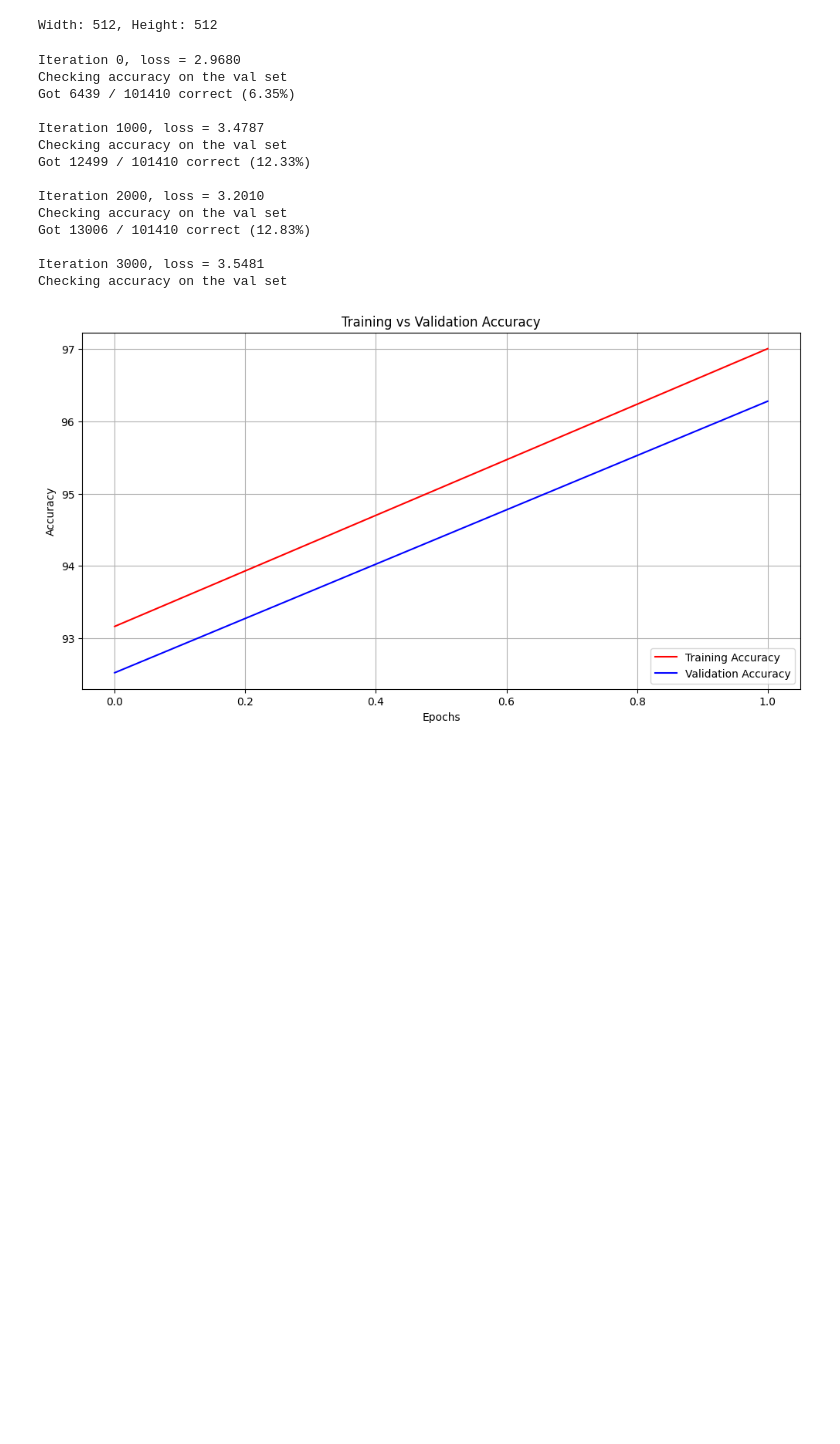
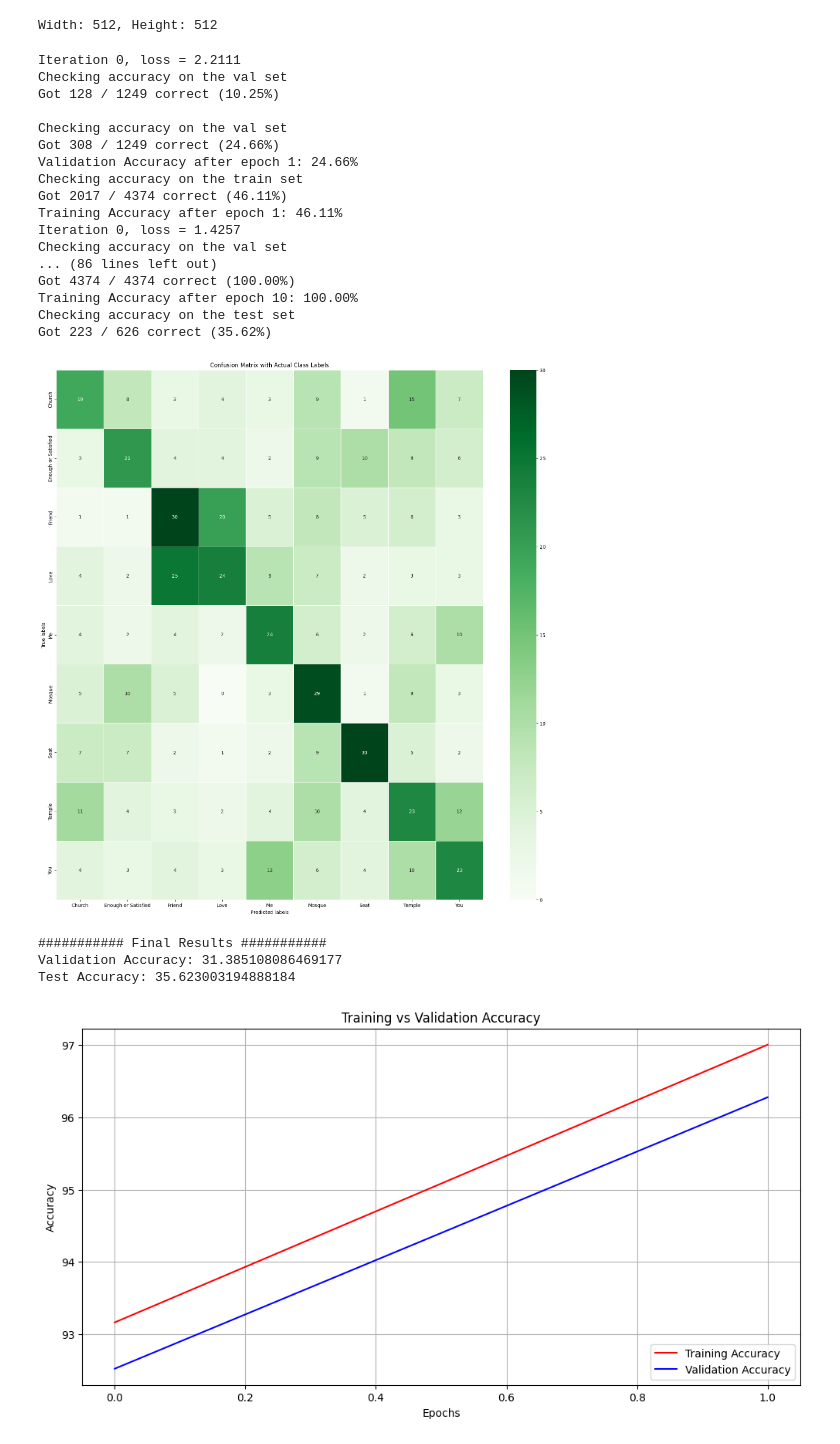
Before and after one commit to panoskorovesis/sign-language-image-detection, a Jupyter notebook: src/nn_and_cnn/images/pytorch_flatten.ipynb, the cells around one changed output. Cells and saved outputs as stored; diff of their text form; code cells hidden in the pictures; blank space fills up the shorter version.

Commit message:
add support for other datasets

```diff
--- a/src/nn_and_cnn/images/pytorch_flatten.ipynb
+++ b/src/nn_and_cnn/images/pytorch_flatten.ipynb
@@ -62,17 +71,44 @@ Test set size: 50705
 # computed_std = [0.5632718205451965, 0.5085217952728271, 0.48751917481422424]
 
 # Hagrid
-computed_mean = [0.5778126, 0.516726, 0.48417425]
-computed_std = [0.25172076, 0.24928826, 0.24764916]
+# computed_mean = [0.5778126, 0.516726, 0.48417425]
+# computed_std = [0.25172076, 0.24928826, 0.24764916]
+
+# American Sign Language
+# computed_mean = [0.52732987, 0.4507709, 0.41209071]
+# computed_std = [0.19798545, 0.23537221, 0.26049182]
+
+# Bengali
+#computed_mean = [0.6287722587585449, 0.6092960834503174, 0.5825445055961609]
+#computed_std = [0.6499956250190735, 0.6389758586883545, 0.6195625066757202]
+
+# KSLC
+computed_mean = [0.45728039741516113, 0.40885069966316223, 0.3974429965019226]
+computed_std = [0.523685097694397, 0.47511494159698486, 0.4643438160419464]
+
 
 # Define the transformations
 transform = transforms.Compose([
-    transforms.Resize((512, 512)),  # Resize images to X,Y if necessary
+    #transforms.Resize((512, 512)),  # Resize images to X,Y if necessary
+    transforms.Resize((224, 224)), #TODO: To be removed
     transforms.ToTensor(),       # Convert images to PyTorch tensors
     transforms.Normalize(mean=computed_mean, std=computed_std)  # Normalize
 ])
 
-dataset = datasets.ImageFolder(root=dataset_path, transform=transform)
+
+if isinstance(dataset_path, str):
+    # Load the dataset without transformations
+    dataset = datasets.ImageFolder(root=dataset_path, transform=transform)
+    class_names = dataset.classes
+elif isinstance(dataset_path, list):
+    # Load all datasets using ImageFolder
+    datasets_list = [datasets.ImageFolder(root=path, transform=transform) for path in dataset_path]
+    # Combine all datasets
+    dataset = ConcatDataset(datasets_list)
+    class_names = datasets_list[0].classes
+
+# Get class names
+print("Class names:", class_names)
 
 # Split the dataset into train, validation, and test sets
 train_dataset, val_dataset, test_dataset = random_split(dataset, [train_size, val_size, test_size])
@@ -82,9 +118,6 @@ train_loader = DataLoader(train_dataset, batch_size=batch_size, shuffle=True)
 val_loader = DataLoader(val_dataset, batch_size=batch_size, shuffle=False)
 test_loader = DataLoader(test_dataset, batch_size=batch_size, shuffle=False)
 
-# Get class names
-class_names = dataset.classes
-print("Class names:", class_names)
 
 # Example of iterating through the train DataLoader
 for images, labels in train_loader:
@@ -187,8 +220,8 @@ def check_accuracy_part(loader, model, return_acc=False):
             fmt='d',
             cmap='Greens',
             linewidths=0.5,
-            xticklabels=dataset.classes,
-            yticklabels=dataset.classes
+            xticklabels=class_names,
+            yticklabels=class_names
         )
         plt.xlabel('Predicted labels')
         plt.ylabel('True labels')
@@ -285,44 +318,51 @@ class Flatten(nn.Module):
 # %%
 hidden_layer_size = 500
 learning_rate = 1e-3
 num_classes = len(class_names)
 
 model = nn.Sequential(
     Flatten(),
     nn.Linear(3 * width * height, hidden_layer_size),
     nn.ReLU(),
     nn.Linear(hidden_layer_size, num_classes),
 )
 
 model = model.to(device=device)
 
 # you can use Nesterov momentum in optim.SGD
 optimizer = optim.SGD(model.parameters(), lr=learning_rate,
                      momentum=0.9, nesterov=True)
 
-val_accs, train_accs, test_acc, losses = train_part(model, optimizer,epochs=2, return_acc=True, check_train_set = True, check_test_set = True)
+val_accs, train_accs, test_acc, losses = train_part(model, optimizer,epochs=10, return_acc=True, check_train_set = True, check_test_set = True)
 
 
 # Print the validation and test accuracies
 print()
 print('########### Final Results ###########')
 print("Validation Accuracy:", val_accs[-1])
 print("Test Accuracy:", test_acc)
 # %% [output]
-Iteration 0, loss = 2.9680
+Iteration 0, loss = 2.2111
 Checking accuracy on the val set
-Got 6439 / 101410 correct (6.35%)
+Got 128 / 1249 correct (10.25%)
 
-Iteration 1000, loss = 3.4787
 Checking accuracy on the val set
-Got 12499 / 101410 correct (12.33%)
-
-Iteration 2000, loss = 3.2010
+Got 308 / 1249 correct (24.66%)
+Validation Accuracy after epoch 1: 24.66%
+Checking accuracy on the train set
+Got 2017 / 4374 correct (46.11%)
+Training Accuracy after epoch 1: 46.11%
+Iteration 0, loss = 1.4257
 Checking accuracy on the val set
-Got 13006 / 101410 correct (12.83%)
-
-Iteration 3000, loss = 3.5481
-Checking accuracy on the val set
+... (86 lines left out)
+Got 4374 / 4374 correct (100.00%)
+Training Accuracy after epoch 10: 100.00%
+Checking accuracy on the test set
+Got 223 / 626 correct (35.62%)
+[figure, added]
+########### Final Results ###########
+Validation Accuracy: 31.385108086469177
+Test Accuracy: 35.623003194888184
 # %%
 # Plot accuracy
 epochs = range(len(val_accs))
```
Also changed, not shown: parts of 3 cells of this notebook, 3 other files.
